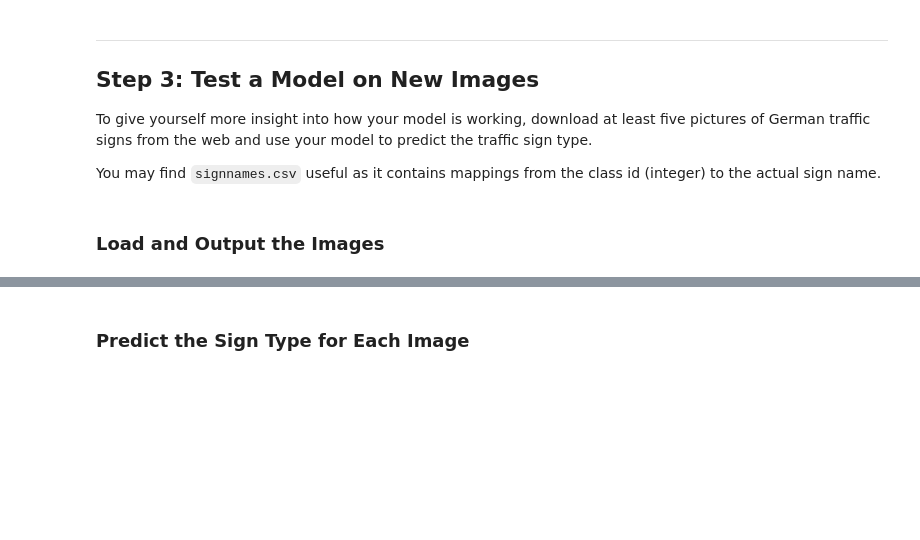
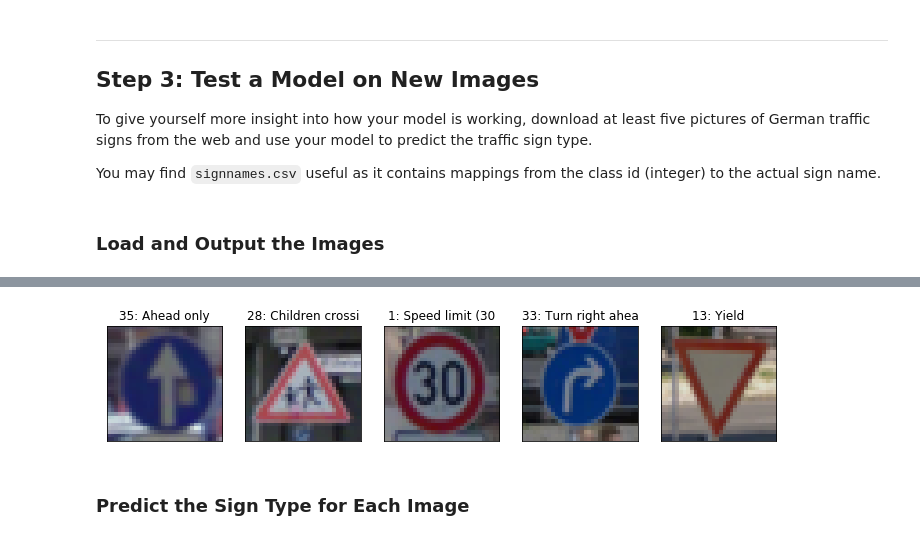
Before and after one commit to allen8r/sdc-traffic-sign-classifier, a Jupyter notebook: Traffic_Sign_Classifier.ipynb, the cells around one changed output, grey strips where cells are left out. Cells and saved outputs as stored; diff of their text form; code cells hidden in the pictures; blank space fills up the shorter version.

```diff
--- a/Traffic_Sign_Classifier.ipynb
+++ b/Traffic_Sign_Classifier.ipynb
@@ -372,7 +372,7 @@ def LeNet3(x):
 
     return logits
 # %%
-def LeNet5_plus(x, keep_prob=0.45):
+def LeNet5_plus(x, keep_prob=0.4):
     """
     Final architecture derived from LeNet5 model with the following modifications:
 
@@ -438,17 +438,17 @@ def LeNet5_plus(x, keep_prob=0.45):
 
     # Layer 3: Fully Connected. Input = 900. Output = 1024.
     fc1 = tf.add(tf.matmul(fc0, weights['wfc1']), biases['bfc1'])
-      # Dropout
-    fc1 = tf.nn.dropout(fc1, keep_prob)
-      # Activation
-    fc1 = tf.nn.relu(fc1)
+    fc1 = tf.nn.dropout(fc1, keep_prob) # Dropout
+    fc1 = tf.nn.relu(fc1) # Activation
 
     # Layer 4: Fully Connected. Input = 1024. Output = 512.
     fc2 = tf.add(tf.matmul(fc1, weights['wfc2']), biases['bfc2'])
+    fc2 = tf.nn.dropout(fc2, keep_prob)
     fc2 = tf.nn.relu(fc2)
 
     # Layer 5: Fully Connected. Input = 512. Output = 128.
     fc3 = tf.add(tf.matmul(fc2, weights['wfc3']), biases['bfc3'])
+    #fc3 = tf.nn.dropout(fc3, keep_prob)
     fc3 = tf.nn.relu(fc3)
 
     # Layer 6: Fully Connected. Input = 128. Output = 43.
@@ -502,6 +502,7 @@ def evaluate(X_data, y_data):
     return total_accuracy / num_examples
 # %%
 ###### Train the model ######
+
 import time
 
 from sklearn.utils import shuffle
@@ -524,8 +525,10 @@ with tf.Session() as sess:
             batch_x, batch_y = X_train[offset:end], y_train[offset:end]
             sess.run(training_operation, feed_dict={x: batch_x, y: batch_y})
 
+            training_accuracy = evaluate(batch_x, batch_y)
             validation_accuracy = evaluate(X_valid, y_valid)
-            print("  Batch...{:3d} - Valication accuracy: {:.3f}".format(int(end/BATCH_SIZE), validation_accuracy))
+            print("EPOCH{:2d}, Batch{:3d} - Training accuracy: {:.3f} ...Validation accuracy: {:.3f}"
+                .format(i+1, int(end/BATCH_SIZE), training_accuracy, validation_accuracy))
 
     end_t = time.process_time()
     print("\nTotal training time: {}".format(end_t - start_t))
@@ -584,0 +585,16 @@ You may find `signnames.csv` useful as it contains mappings from the class id (i
+# %%
+from scipy import misc
+import os
+
+img_dir = './predict_images/32x32/'
+filenames = sorted(os.listdir(img_dir))
+print(filenames)
+
+# Stroe images into ndarray
+X_pred = []
+for f in filenames:
+    img = misc.imread(img_dir + f)
+    X_pred.append(img)
+X_pred = np.array(X_pred)
+
+y_pred = np.array([35, 28, 1, 33, 13]) # assign the true labels for new images
@@ -585,3 +607,15 @@ You may find `signnames.csv` useful as it contains mappings from the class id (i
+# %%
+figure = plt.figure(figsize=(12, 3))
+
+for i in range(len(X_pred)):
+    image = X_pred[i]
+    sub_plt = figure.add_subplot(1, 5, i+1)
+    sub_plt.set_xticks([])
+    sub_plt.set_yticks([])
+    sub_plt.set_title(str(y_pred[i]) + ": " + sign_dict[y_pred[i]][:15])
+    sub_plt.imshow(image)
+# %% [output]
+[figure, added]
 # %% [markdown]
 ### Predict the Sign Type for Each Image
 # %%
```
Also changed, not shown: parts of 6 cells of this notebook, 10 other files.
